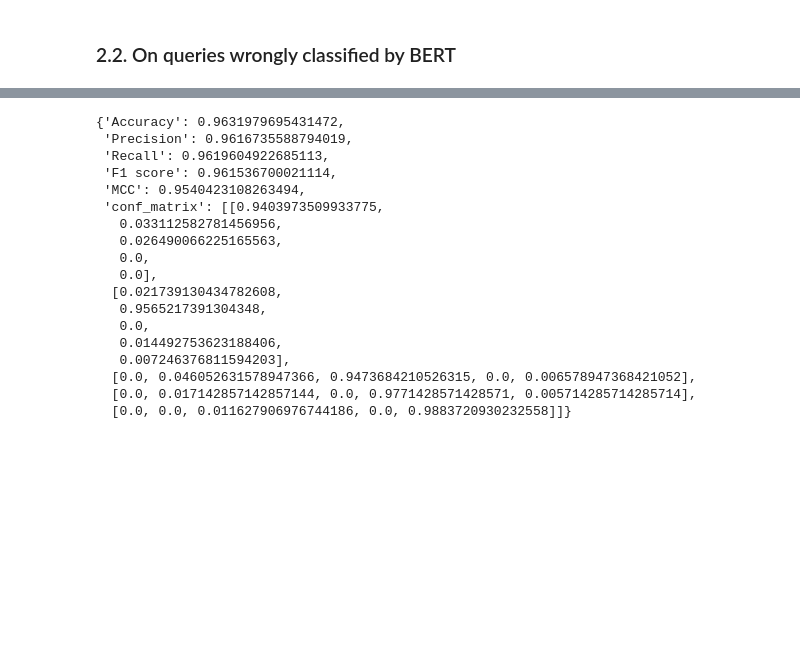
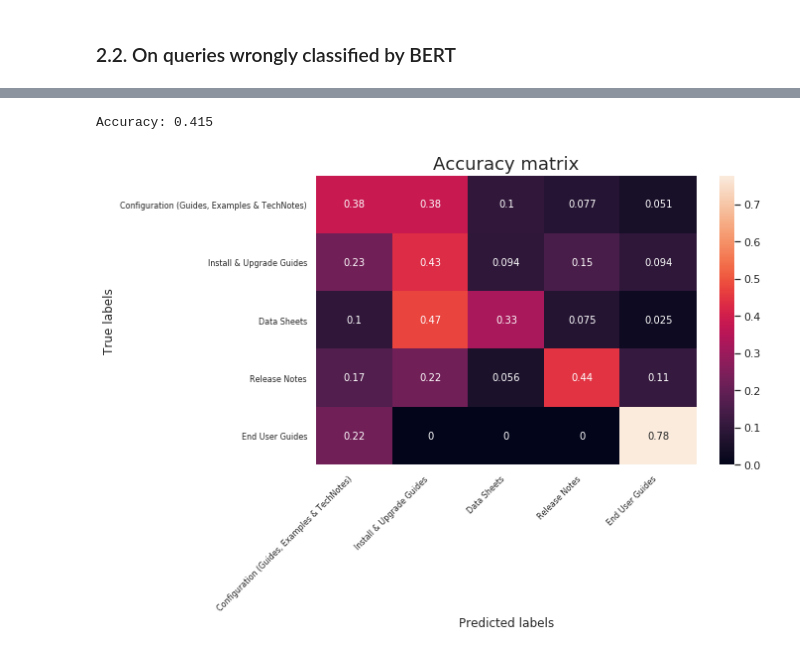
Before and after one commit to ant-louis/netbert, a Jupyter notebook: Code/Extrinsic_evaluation/Classification/BERT_vs_NetBERT_predictions.ipynb, the cells around one changed output, grey strips where cells are left out. Saved outputs shown, nothing was run; the diff lists cells and outputs as text; code cells hidden in the pictures; blank space fills up the shorter version.

```diff
--- a/Code/Extrinsic_evaluation/Classification/BERT_vs_NetBERT_predictions.ipynb
+++ b/Code/Extrinsic_evaluation/Classification/BERT_vs_NetBERT_predictions.ipynb
@@ -74,53 +184,10 @@ df_bert_right
-# %%
-def plot_confusion_matrix(cm, classes):
-    """
-    This function prints and plots the confusion matrix.
-    """
-    cm = np.array(cm)
-    df_cm = pd.DataFrame(cm, index=classes, columns=classes)
-
-    plt.figure(figsize = (10,7))
-    ax = sn.heatmap(df_cm, annot=True)
-
-    ax.set_xticklabels(ax.get_xticklabels(), fontsize=8, horizontalalignment='right', rotation=45)
-    ax.set_yticklabels(ax.get_yticklabels(), fontsize=8)
-
-    plt.title('Confusion matrix', fontsize=18)
-    plt.ylabel('True labels', fontsize=12)
-    plt.xlabel('Predicted labels', fontsize=12)
-    plt.tight_layout()
-
-    #plt.savefig(outdir+"confusion_matrix.png")
-    #plt.close()
-    plt.show()
-    return
-
-
-# Load results.
-with open(os.path.join(dirpath, 'scores_bert_right_preds.json')) as f:
-    result = json.load(f)
-
-# Accuracy
-print("Accuracy: {}".format(result['Accuracy']))
-
-# Confusion matrix
-plot_confusion_matrix(result['conf_matrix'], )
-# %% [output]
-{'Accuracy': 0.9631979695431472,
- 'Precision': 0.9616735588794019,
- 'Recall': 0.9619604922685113,
- 'F1 score': 0.961536700021114,
- 'MCC': 0.9540423108263494,
- 'conf_matrix': [[0.9403973509933775,
-   0.033112582781456956,
-   0.026490066225165563,
-   0.0,
-   0.0],
-  [0.021739130434782608,
-   0.9565217391304348,
-   0.0,
-   0.014492753623188406,
-   0.007246376811594203],
-  [0.0, 0.046052631578947366, 0.9473684210526315, 0.0, 0.006578947368421052],
-  [0.0, 0.017142857142857144, 0.0, 0.9771428571428571, 0.005714285714285714],
-  [0.0, 0.0, 0.011627906976744186, 0.0, 0.9883720930232558]]}
+# %%
+# Load scores.
+result = load_results(dirpath=dirpath, filepath='scores_bert_wrong_preds.json')
+print("Accuracy: {:.3f}".format(result['Accuracy']))
+
+# Plot confusion matrix.
+plot_confusion_matrix(result['conf_matrix'], list(class_mappings.values()))
+# %% [output]
+Accuracy: 0.415
+[figure, added]
```
Also changed, not shown: parts of 10 cells of this notebook, 2 other files.
